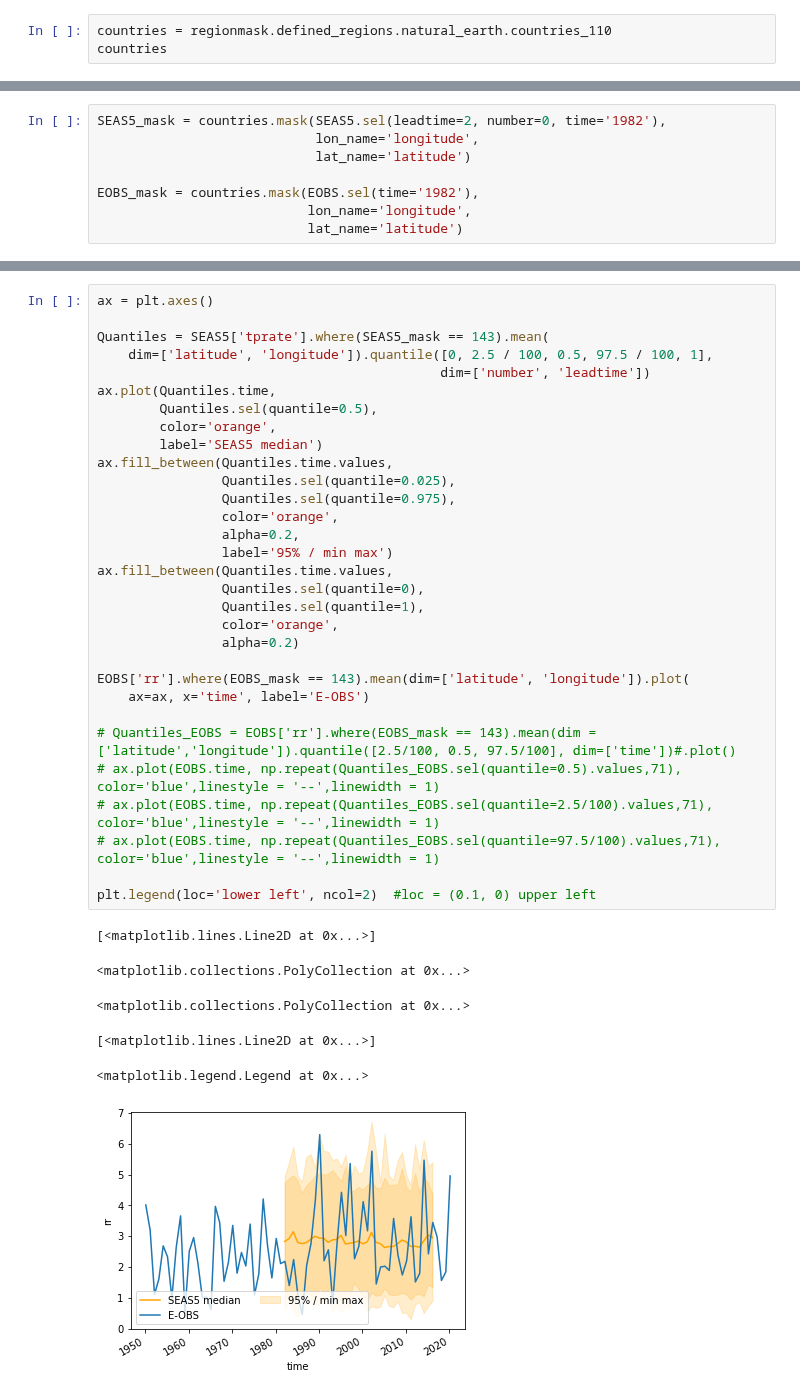
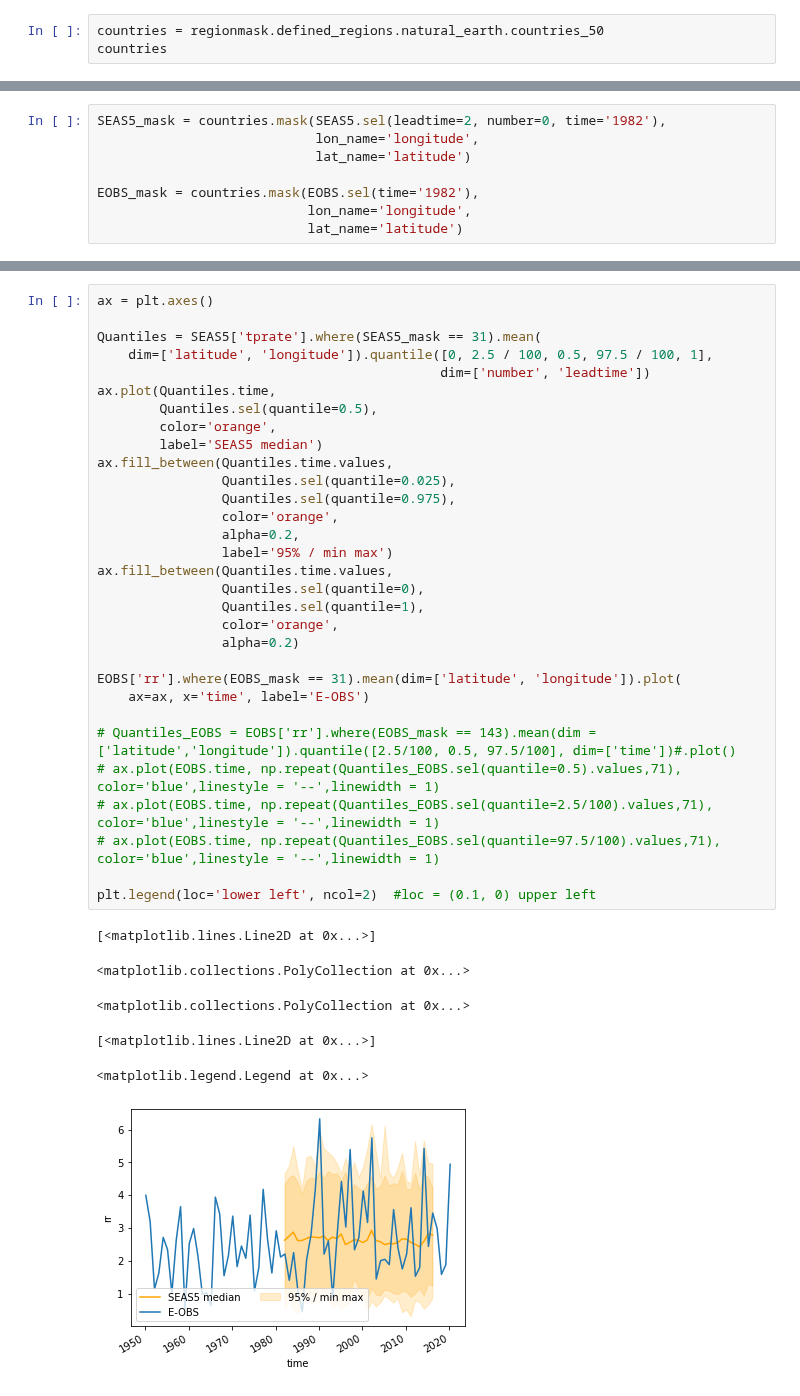
Before and after one commit to ECMWFCode4Earth/UNSEEN-open, a Jupyter notebook: Notebooks/Workflow.ipynb, the cells around one changed output, grey strips where cells are left out. Saved outputs shown, nothing was run; the diff lists cells and outputs as text.

```diff
--- a/Notebooks/Workflow.ipynb
+++ b/Notebooks/Workflow.ipynb
@@ -141,4 +147,4 @@ Regionmask has predefined countries from [Natural Earth datasets](http://www.nat
 # %%
-countries = regionmask.defined_regions.natural_earth.countries_110
+countries = regionmask.defined_regions.natural_earth.countries_50
 countries
 # %% [output]
@@ -183,38 +195,38 @@ Text(0.5, 1.0, 'EOBS')
 # %%
 ax = plt.axes()
 
-Quantiles = SEAS5['tprate'].where(SEAS5_mask == 143).mean(
+Quantiles = SEAS5['tprate'].where(SEAS5_mask == 31).mean(
     dim=['latitude', 'longitude']).quantile([0, 2.5 / 100, 0.5, 97.5 / 100, 1],
                                             dim=['number', 'leadtime'])
 ax.plot(Quantiles.time,
         Quantiles.sel(quantile=0.5),
         color='orange',
         label='SEAS5 median')
 ax.fill_between(Quantiles.time.values,
                 Quantiles.sel(quantile=0.025),
                 Quantiles.sel(quantile=0.975),
                 color='orange',
                 alpha=0.2,
                 label='95% / min max')
 ax.fill_between(Quantiles.time.values,
                 Quantiles.sel(quantile=0),
                 Quantiles.sel(quantile=1),
                 color='orange',
                 alpha=0.2)
 
-EOBS['rr'].where(EOBS_mask == 143).mean(dim=['latitude', 'longitude']).plot(
+EOBS['rr'].where(EOBS_mask == 31).mean(dim=['latitude', 'longitude']).plot(
     ax=ax, x='time', label='E-OBS')
 
 # Quantiles_EOBS = EOBS['rr'].where(EOBS_mask == 143).mean(dim = ['latitude','longitude']).quantile([2.5/100, 0.5, 97.5/100], dim=['time'])#.plot()
 # ax.plot(EOBS.time, np.repeat(Quantiles_EOBS.sel(quantile=0.5).values,71), color='blue',linestyle = '--',linewidth = 1)
 # ax.plot(EOBS.time, np.repeat(Quantiles_EOBS.sel(quantile=2.5/100).values,71), color='blue',linestyle = '--',linewidth = 1)
 # ax.plot(EOBS.time, np.repeat(Quantiles_EOBS.sel(quantile=97.5/100).values,71), color='blue',linestyle = '--',linewidth = 1)
 
 plt.legend(loc='lower left', ncol=2)  #loc = (0.1, 0) upper left
 # %% [output]
 [<matplotlib.lines.Line2D at 0x...>]
 <matplotlib.collections.PolyCollection at 0x...>
 <matplotlib.collections.PolyCollection at 0x...>
 [<matplotlib.lines.Line2D at 0x...>]
 <matplotlib.legend.Legend at 0x...>
-[figure, old version]
+[figure, new version]
```
Also changed, not shown: parts of 20 cells of this notebook, 1 other file.
